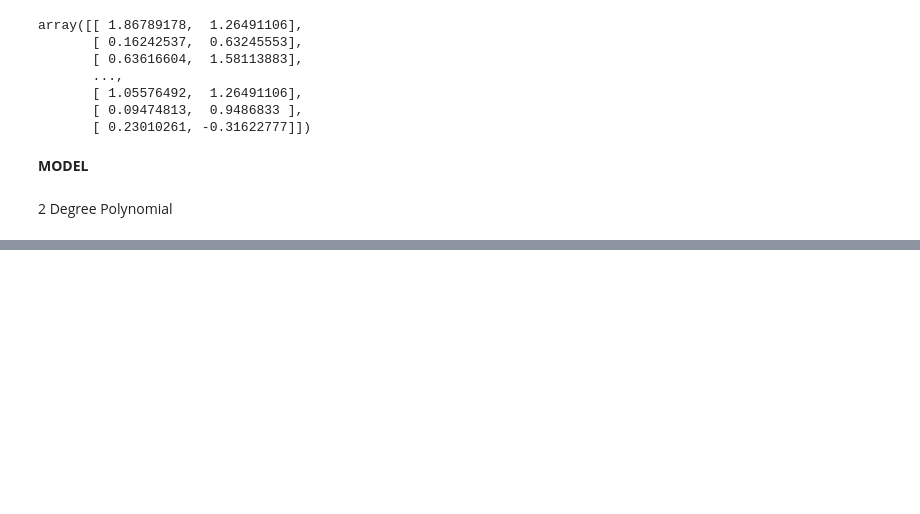
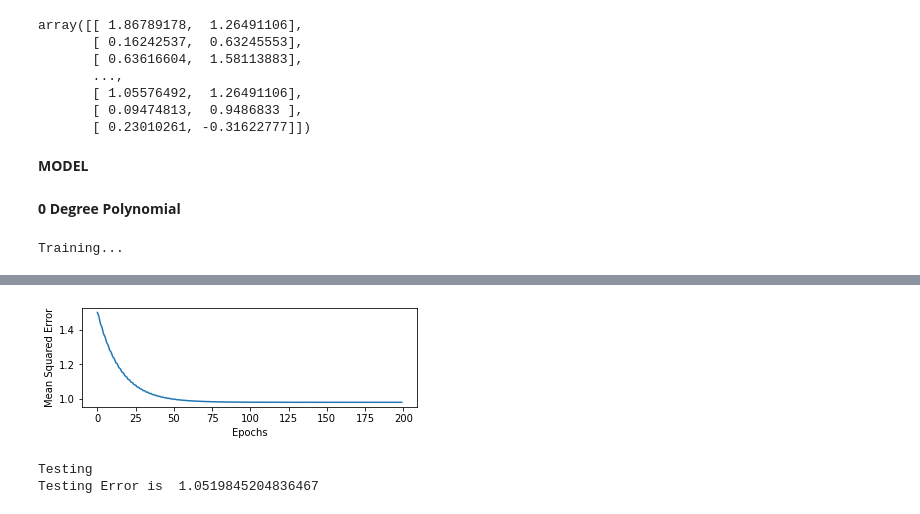
Before and after one commit to vineet891/FODS-Assignment, a Jupyter notebook: FODS_A1_a.ipynb, the cells around one changed output, grey strips where cells are left out. Drawn from its saved outputs; the diff is of its cells as text; code cells hidden in the pictures; blank space fills up the shorter version.

```diff
--- a/FODS_A1_a.ipynb
+++ b/FODS_A1_a.ipynb
@@ -174,6 +172,8 @@ class Regression():
             loss={}
             accuracy={}
 
+        print("Training...")
+
         count=0
         for i in tqdm.notebook.tqdm(range(epochs), total=epochs, unit="epoch"):
             dw = 0
@@ -184,7 +184,6 @@ class Regression():
                     self.w -= learning_rate * (dw/X.shape[0])
 
             if learning == 'SGD':
-                # for j in range(X.shape[0]):
                 randInt = np.random.randint(0,X.shape[0])
                 x = X[randInt, :]
                 y = Y[randInt]
@@ -193,10 +192,9 @@ class Regression():
 
             if display_loss:
                 Y_pred = self.polynomial(X)
-                loss[i] = self.mean_squared_error(Y_pred,Y)[-1]
-                #accuracy[i] = self.accuracy(Y_pred,Y)
+                loss[i] = self.mean_squared_error(Y_pred,Y)[0]
                 if printValues and i%50==0:
-                    print('Epoch:', i,'Loss:', loss[i])#,'Accuracy:', accuracy[i])
+                    print('Epoch:', i,'Loss:', loss[i])
 
         if display_loss and count%50==0:
             plt.subplot(2, 1, 1)
@@ -207,6 +205,18 @@ class Regression():
             plt.show()
         count=count+1
 
+        print("Testing")
+
         self.evaluate(self.X_test,self.y_test)
 # %% [markdown]
-2 Degree Polynomial
+**0 Degree Polynomial**
+# %%
+# transform the dataset to degree 0
+x_train_trans_0 = transform(train_X,0)
+x_test_trans_0 = transform(test_X,0)
+# %%
+# Train and Test the 0-degree regression model with Gradient Descent
+GD0 = Regression(x_train_trans_0, x_test_trans_0, train_y, test_y)
+GD0.fit(x_train_trans_0, train_y,epochs = 200, learning='GD', learning_rate=0.01)
+# %% [output]
+Training...
@@ -212,0 +227,3 @@ class Regression():
+[figure, added]
+Testing
+Testing Error is  1.0519845204836467
```
Also changed, not shown: parts of 14 cells of this notebook.
